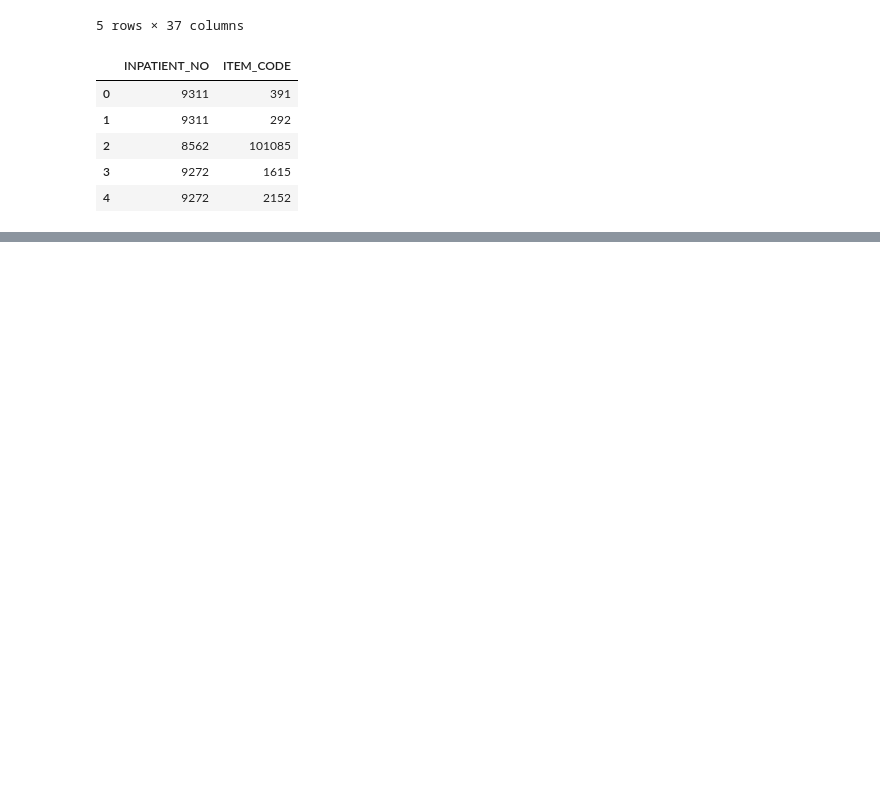
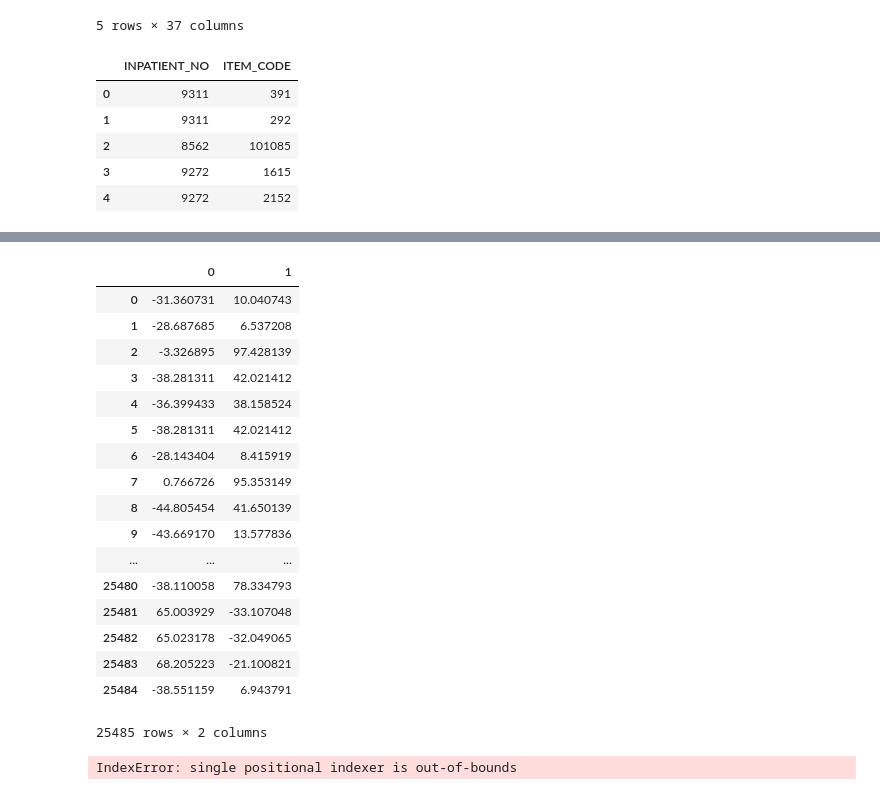
Before and after one commit to ShizhongLi/TP-NLP, a Jupyter notebook: cluster_analysis.ipynb, the cells around one changed output, grey strips where cells are left out. Cells and saved outputs as stored; diff of their text form; code cells hidden in the pictures; blank space fills up the shorter version.

```diff
--- a/cluster_analysis.ipynb
+++ b/cluster_analysis.ipynb
@@ -30,3 +154,28 @@ df_extracted.head()
+# %%
+tsne
+# %% [output]
+|  | 0 | 1 |
+| 0 | -31.360731 | 10.040743 |
+| 1 | -28.687685 | 6.537208 |
+| 2 | -3.326895 | 97.428139 |
+| 3 | -38.281311 | 42.021412 |
+| 4 | -36.399433 | 38.158524 |
+| 5 | -38.281311 | 42.021412 |
+| 6 | -28.143404 | 8.415919 |
+| 7 | 0.766726 | 95.353149 |
+| 8 | -44.805454 | 41.650139 |
+| 9 | -43.669170 | 13.577836 |
+| ... | ... | ... |
+| 25480 | -38.110058 | 78.334793 |
+| 25481 | 65.003929 | -33.107048 |
+| 25482 | 65.023178 | -32.049065 |
+| 25483 | 68.205223 | -21.100821 |
+| 25484 | -38.551159 | 6.943791 |
+25485 rows × 2 columns
+# %%
+Net_Fast_Unfolding(df_extracted)
+# %% [output]
+IndexError: single positional indexer is out-of-bounds
 # %%
 Net_Spectral_clustering(df_extracted, nclusters=3, affinity_v='rbf')
 # %% [output]
```
Also changed, not shown: parts of 11 cells of this notebook.
